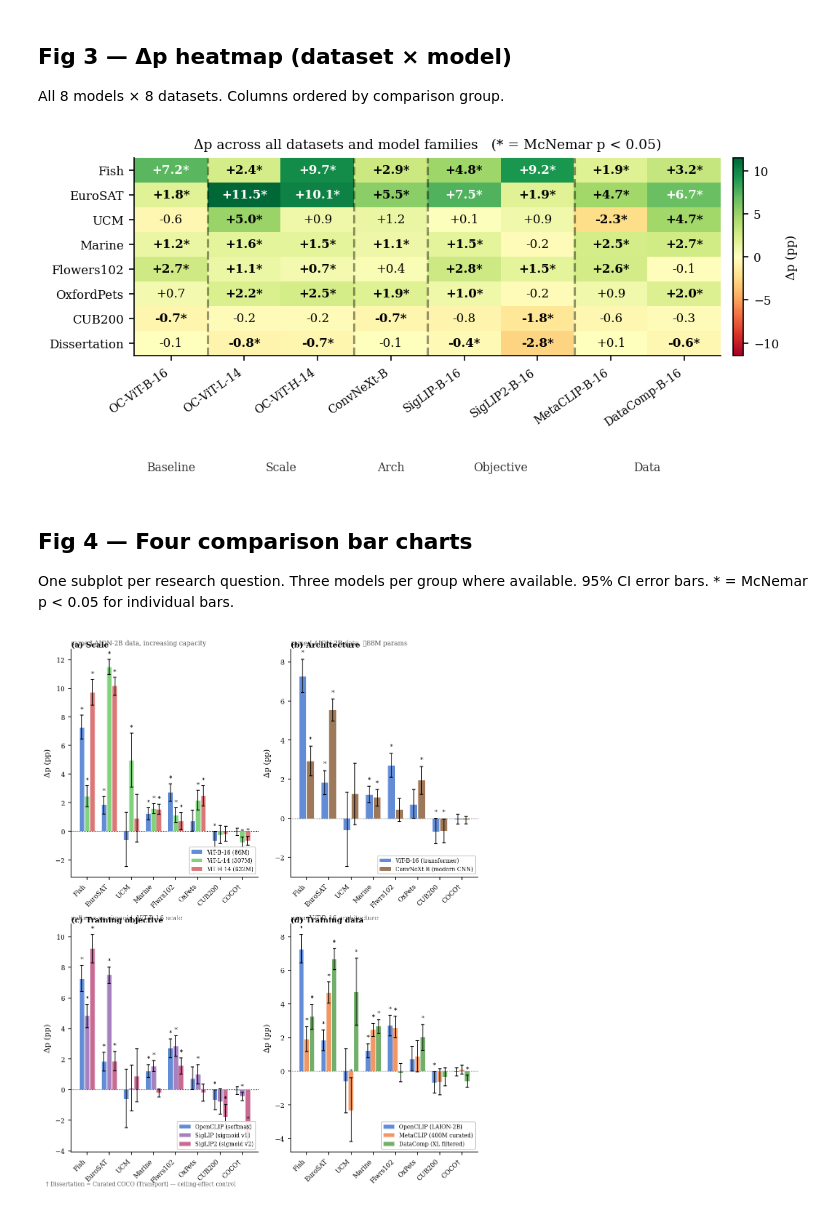
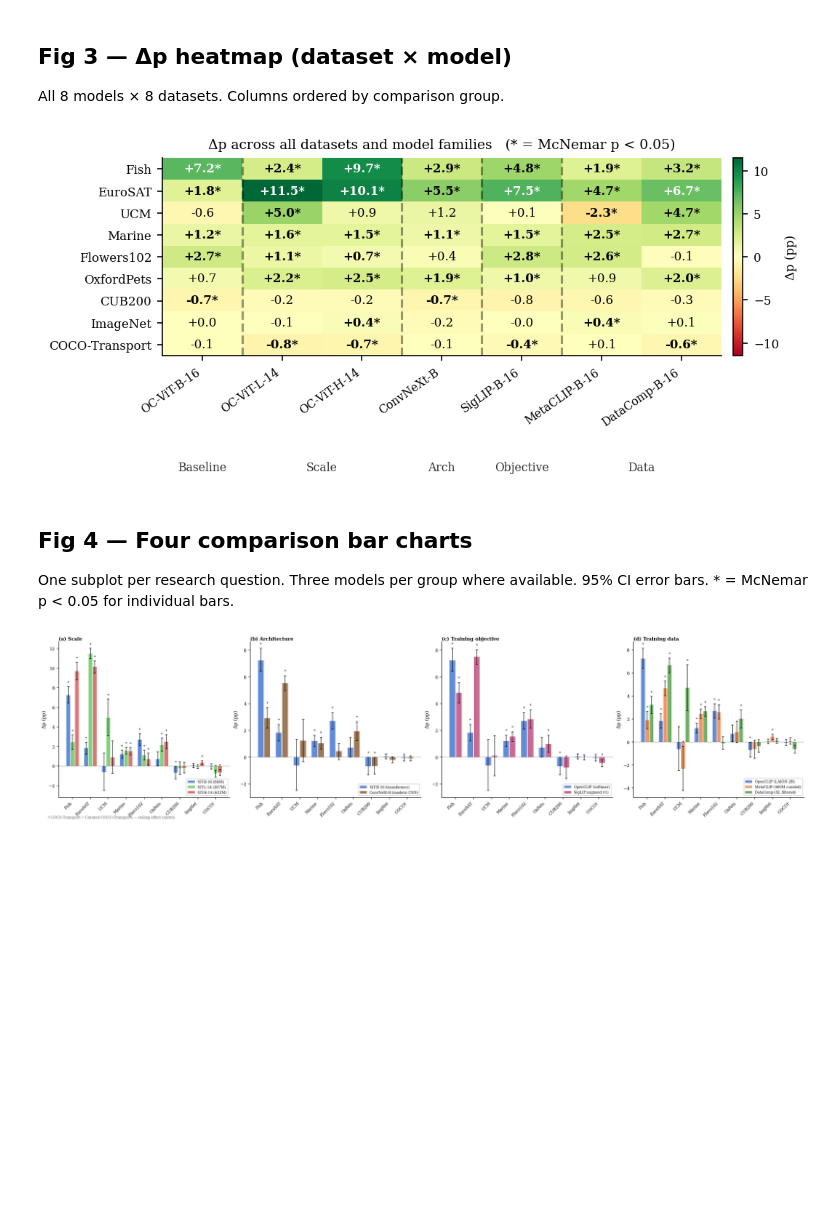
Before and after one commit to LeoGaunt/journal_perceptionCLIP, a Jupyter notebook: visualizations/figures.ipynb, the cells around one changed output. Saved outputs shown, nothing was run; the diff lists cells and outputs as text; code cells hidden in the pictures; blank space fills up the shorter version.

Commit message:
Updated Visualisations to have better figures

```diff
--- a/visualizations/figures.ipynb
+++ b/visualizations/figures.ipynb
@@ -107,9 +108,16 @@ for group, path in FILES.items():
     print(f"  {group:<14}: {len(group_data[group])} entries  "
           f"models: {sorted(set(e['model'] for e in group_data[group]))}")
 
+
 # all_data is simply every entry from every file — no deduplication needed
 # because OpenCLIP-ViT-B-16 only appears in the baseline file
 all_data = [e for entries in group_data.values() for e in entries]
+
+for e in all_data:
+    if e["dataset"] == "Dissertation":
+        e["dataset"] = "COCO-Transport"
+
+all_data = [e for e in all_data if e["model"] != "SigLIP2-ViT-B-16"]
 
 datasets = [d for d in DATASETS_ORDERED if d in {e['dataset'] for e in all_data}]
 print(f"\nTotal entries : {len(all_data)}")
@@ -146,5 +154,5 @@ Regression line uses all points; Dissertation excluded from regression to avoid
 # %%
-EXCLUDE_FROM_REG = {"Dissertation"}  # ceiling dataset — strong leverage point
+EXCLUDE_FROM_REG = {"COCO-Transport"}  # ceiling dataset — strong leverage point
 
 fig, ax = plt.subplots(figsize=(FULL_W, ROW_H * 1.4))
 
@@ -184,7 +192,7 @@ ax.fill_between(x_line, y_line - t_crit*se_y, y_line + t_crit*se_y,
 
 ax.axhline(0, color="black", linewidth=0.7, linestyle=":")
 ax.text(0.03, 0.97,
-        f"OLS (excl. Dissertation): r = {r:.2f},  slope = {slope:.3f} pp/%,  p = {p_str}",
+        f"OLS (excl. COCO-Transport): r = {r:.2f},  slope = {slope:.3f} pp/%,  p = {p_str}",
         transform=ax.transAxes, va="top", fontsize=8,
         bbox=dict(boxstyle="round,pad=0.3", fc="white", alpha=0.85))
 
@@ -255,7 +263,7 @@ Attached domain_acc to 64 entries
 X = Δp(Simple → Domain), Y = Δp(Domain → +Z).
 Shows where in the two-step pipeline benefit and harm originate.
 # %%
-has_domain = [e for e in all_data if "domain_acc" in e]
+has_domain = [e for e in all_data if "domain_acc" in e and e["dataset"] != "ImageNet"]
 
 if not has_domain:
     print("No domain_acc found. Check RESULTS_ROOT in the cell above.")
@@ -332,7 +340,7 @@ models_ordered = [
     "OpenCLIP-ViT-B-16",                          # shared baseline
     "OpenCLIP-ViT-L-14", "OpenCLIP-ViT-H-14",    # scale
     "ConvNeXt-B",                                  # architecture
-    "SigLIP-ViT-B-16",   "SigLIP2-ViT-B-16",     # objective
+    "SigLIP-ViT-B-16",  # "SigLIP2-ViT-B-16",     # objective
     "MetaCLIP-ViT-B-16", "DataComp-ViT-B-16",    # data
 ]
 models_ordered = [m for m in models_ordered if m in {e["model"] for e in all_data}]
@@ -366,7 +374,7 @@ for r in range(len(datasets)):
 
 # Group separator lines
 # Between baseline and scale, between scale and arch, etc.
-group_boundaries = [0.5, 2.5, 3.5, 5.5]  # after columns 0, 2, 3, 5
+group_boundaries = [0.5, 2.5, 3.5, 4.5]  # after columns 0, 2, 3, 5
 for xb in group_boundaries:
     ax.axvline(xb, color="black", linewidth=1.5, linestyle="--", alpha=0.4)
 
@@ -375,8 +383,8 @@ group_labels = [
     (0,   0,   "Baseline"),
     (1,   2,   "Scale"),
     (3,   3,   "Arch"),
-    (4,   5,   "Objective"),
-    (6,   7,   "Data"),
+    (4,   4,   "Objective"),
+    (5,   6,   "Data"),
 ]
 for c_start, c_end, label in group_labels:
     ax.annotate(label,
@@ -400,7 +408,7 @@ plt.savefig("fig3_deltap_heatmap.pdf")
 plt.savefig("fig3_deltap_heatmap.png", dpi=300)
 plt.show()
 # %% [output]
-[figure, old version]
+[figure, new version]
 # %% [markdown]
 ## Fig 4 — Four comparison bar charts
 
@@ -416,7 +424,8 @@ DS_SHORT = {
     "Flowers102":  "Flwrs102",
     "OxfordPets":  "OxPets",
     "CUB200":      "CUB200",
-    "Dissertation": "COCO\u2020",   # dagger to flag it as the control group
+    "ImageNet":    "ImgNet",
+    "COCO-Transport": "COCO\u2020",   # dagger to flag it as the control group
 }
 
 comparisons = [
@@ -439,8 +448,8 @@ comparisons = [
     {
         "title":  "(c) Training objective",
         "sub":    "softmax vs sigmoid, ViT-B-16 scale",
-        "models": ["OpenCLIP-ViT-B-16", "SigLIP-ViT-B-16", "SigLIP2-ViT-B-16"],
-        "labels": ["OpenCLIP (softmax)", "SigLIP (sigmoid v1)", "SigLIP2 (sigmoid v2)"],
+        "models": ["OpenCLIP-ViT-B-16", "SigLIP-ViT-B-16"],
+        "labels": ["OpenCLIP (softmax)", "SigLIP (sigmoid v1)"],
         "colors": GROUP_PALETTES["objective"],
         "source": group_data["objective"],
     },
@@ -456,8 +465,13 @@ comparisons = [
 
 x_labels = [DS_SHORT.get(d, d) for d in datasets]
 
-fig, axes = plt.subplots(2, 2, figsize=(FULL_W, ROW_H * 3.2),
-                         constrained_layout=True)
+fig, axes = plt.subplots(
+    1, 4,
+    figsize=(20, 4.8),
+    constrained_layout=True
+)
+
+axes = axes.flatten()
 axes = axes.flatten()
 
 for ax, comp in zip(axes, comparisons):
@@ -487,34 +501,32 @@ for ax, comp in zip(axes, comparisons):
                color=col, alpha=0.85, label=lbl, zorder=3)
         ax.errorbar(x + offset, vals, yerr=[lo_errs, hi_errs],
                     fmt="none", color="black", capsize=2, linewidth=0.8, zorder=4)
 
         for xi, (v, hi_e, s) in enumerate(zip(vals, hi_errs, sigs)):
             if s and v == v:
                 ax.text(xi + offset, v + hi_e + 0.2, "*",
                         ha="center", va="bottom", fontsize=7)
 
     ax.axhline(0, color="black", linewidth=0.7, linestyle=":")
     ax.set_xticks(x)
     ax.set_xticklabels(x_labels, rotation=45, ha="right", fontsize=7.5)
     ax.set_ylabel("\u0394p (pp)", fontsize=9)
 
     # Two-line title: bold tag + lighter subtitle
     ax.set_title(comp["title"], fontsize=9, fontweight="bold",
                  loc="left", pad=2)
-    ax.text(0.0, 1.01, comp["sub"], transform=ax.transAxes,
-            fontsize=7.5, color="#555555", va="bottom")
 
     # Legend always inside, bottom-right (avoids top crowding)
     ax.legend(fontsize=6.5, framealpha=0.9,
               loc="lower right", ncol=1)
 
 # Footnote for dagger
 fig.text(0.01, 0.0,
-         "\u2020 Dissertation = Curated COCO (Transport) — ceiling-effect control",
+         "\u2020 COCO-Transport = Curated COCO (Transport) — ceiling-effect control",
          fontsize=6.5, color="#555555", va="bottom")
 
 plt.savefig("fig4_four_comparisons.pdf")
 plt.savefig("fig4_four_comparisons.png", dpi=300)
 plt.show()
 # %% [output]
-[figure, old version]
+[figure, new version]
```
Also changed, not shown: parts of 7 cells of this notebook, 9 other files.
